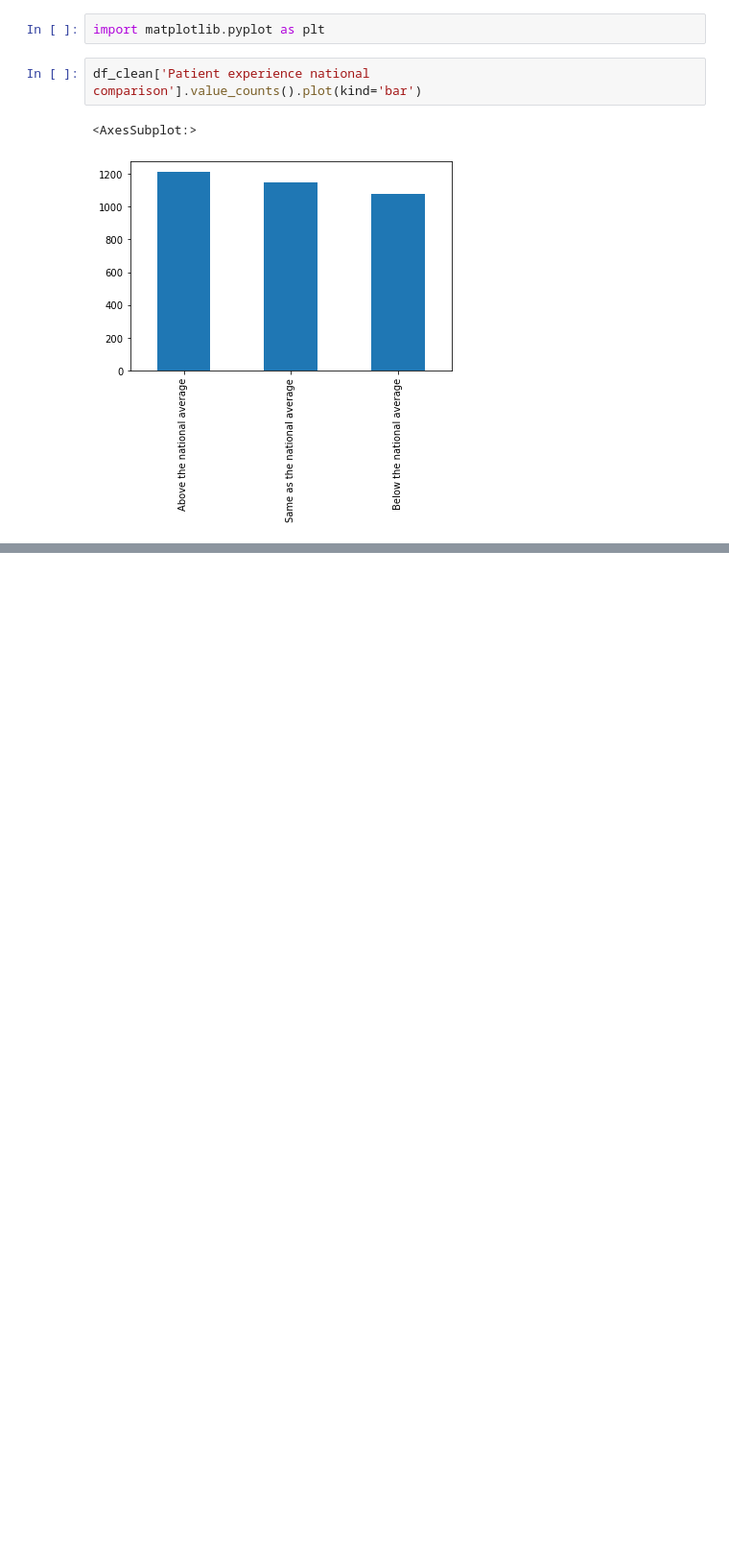
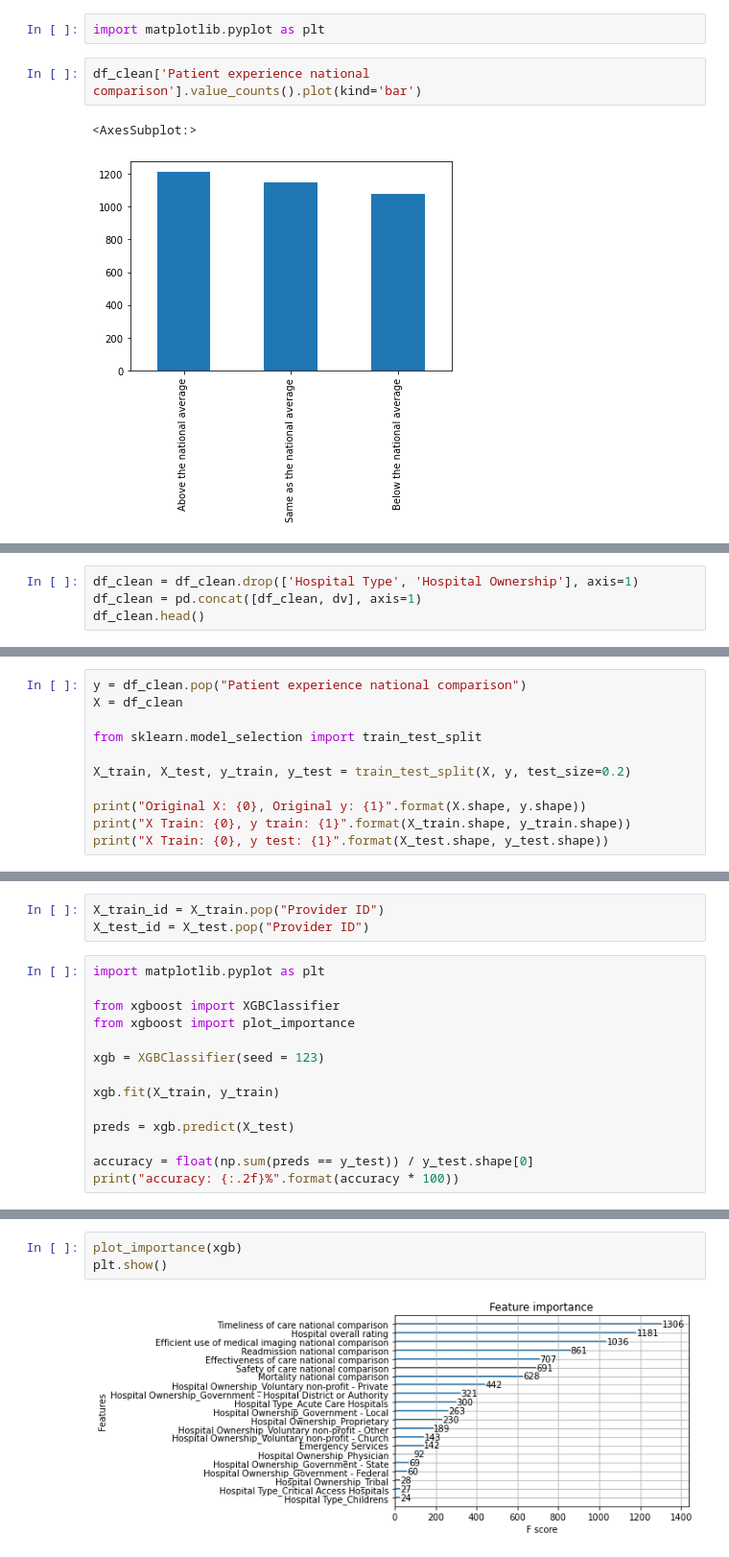
Before and after one commit to DarkArtist-AM/metis-project-work, a Jupyter notebook: metis_project_3_code.ipynb, the cells around one changed output, grey strips where cells are left out. Shown at 96% size. Drawn from its saved outputs; the diff is of its cells as text; blank space fills up the shorter version.

```diff
--- a/metis_project_3_code.ipynb
+++ b/metis_project_3_code.ipynb
@@ -55,0 +129,4 @@ df_clean['Patient experience national comparison'].value_counts().plot(kind='bar
+# %%
+df_clean = df_clean.drop(['Hospital Type', 'Hospital Ownership'], axis=1)
+df_clean = pd.concat([df_clean, dv], axis=1)
+df_clean.head()
@@ -55,0 +141,11 @@ df_clean['Patient experience national comparison'].value_counts().plot(kind='bar
+# %%
+y = df_clean.pop("Patient experience national comparison")
+X = df_clean
+
+from sklearn.model_selection import train_test_split
+
+X_train, X_test, y_train, y_test = train_test_split(X, y, test_size=0.2)
+
+print("Original X: {0}, Original y: {1}".format(X.shape, y.shape))
+print("X Train: {0}, y train: {1}".format(X_train.shape, y_train.shape))
+print("X Train: {0}, y test: {1}".format(X_test.shape, y_test.shape))
@@ -55,0 +156,17 @@ df_clean['Patient experience national comparison'].value_counts().plot(kind='bar
+# %%
+X_train_id = X_train.pop("Provider ID")
+X_test_id = X_test.pop("Provider ID")
+# %%
+import matplotlib.pyplot as plt
+
+from xgboost import XGBClassifier
+from xgboost import plot_importance
+
+xgb = XGBClassifier(seed = 123)
+
+xgb.fit(X_train, y_train)
+
+preds = xgb.predict(X_test)
+
+accuracy = float(np.sum(preds == y_test)) / y_test.shape[0]
+print("accuracy: {:.2f}%".format(accuracy * 100))
@@ -55,0 +176,5 @@ df_clean['Patient experience national comparison'].value_counts().plot(kind='bar
+# %%
+plot_importance(xgb)
+plt.show()
+# %% [output]
+[figure, added]
```
Also changed, not shown: parts of 11 cells of this notebook, 3 other files.
